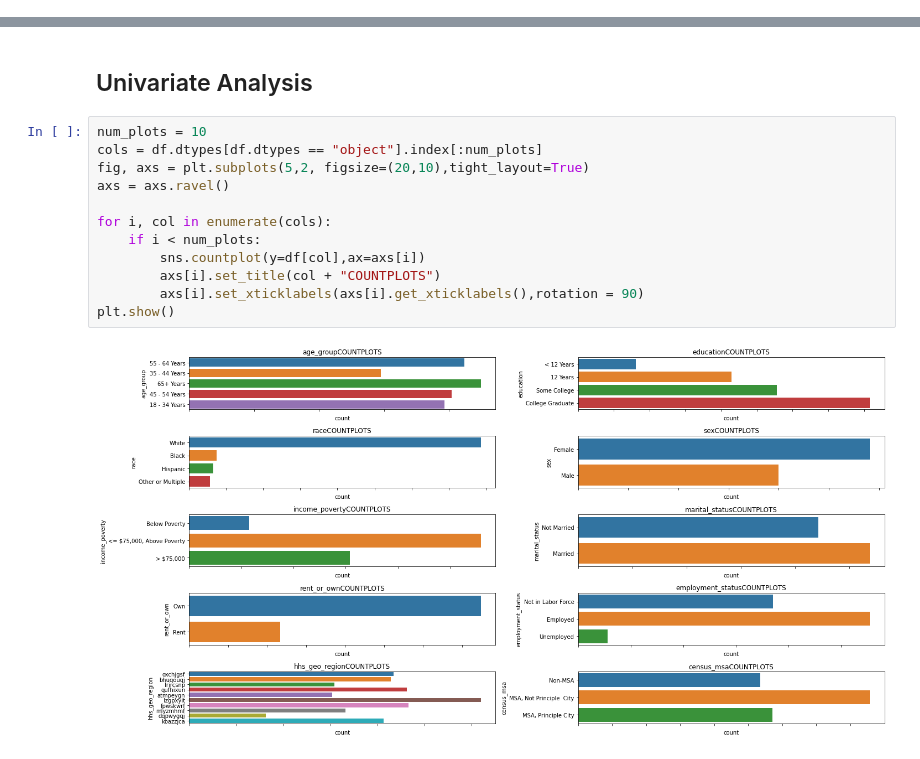
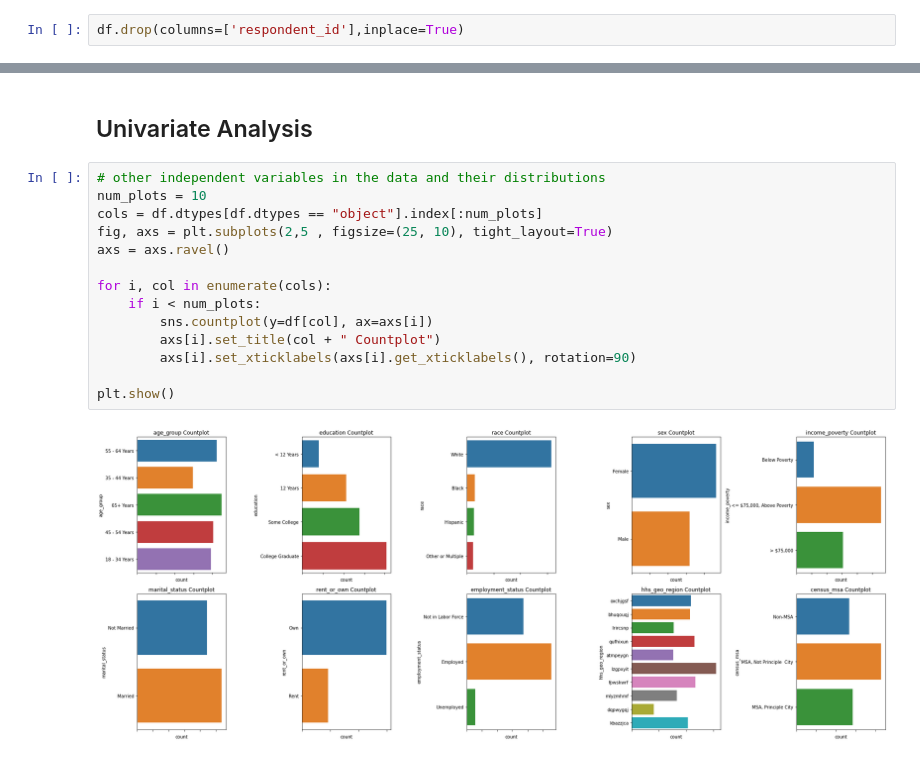
Before and after one commit to lorna-creator/Project-on-Vaccines, a Jupyter notebook: notebook.ipynb, the cells around one changed output, grey strips where cells are left out. Drawn from its saved outputs; the diff is of its cells as text.

```diff
--- a/notebook.ipynb
+++ b/notebook.ipynb
@@ -156,6 +170,8 @@ df.dropna(inplace=True)
 df.isnull().sum().sum()# confirms if there are anymore missing values in the data
 # %% [output]
 0
+# %%
+df.drop(columns=['respondent_id'],inplace=True)
 # %%
 #checking the number of unique values in each column
 # Iterate over each column and print unique values
@@ -209,16 +226,18 @@ plt.show();
 # %% [markdown]
 ## Univariate Analysis
 # %%
+# other independent variables in the data and their distributions
 num_plots = 10
 cols = df.dtypes[df.dtypes == "object"].index[:num_plots]
-fig, axs = plt.subplots(5,2, figsize=(20,10),tight_layout=True)
+fig, axs = plt.subplots(2,5 , figsize=(25, 10), tight_layout=True)
 axs = axs.ravel()
 
 for i, col in enumerate(cols):
     if i < num_plots:
-        sns.countplot(y=df[col],ax=axs[i])
-        axs[i].set_title(col + "COUNTPLOTS")
-        axs[i].set_xticklabels(axs[i].get_xticklabels(),rotation = 90)
+        sns.countplot(y=df[col], ax=axs[i])
+        axs[i].set_title(col + " Countplot")
+        axs[i].set_xticklabels(axs[i].get_xticklabels(), rotation=90)
+
 plt.show()
 # %% [output]
-[figure, old version]
+[figure, new version]
```
Also changed, not shown: parts of 24 cells of this notebook.
